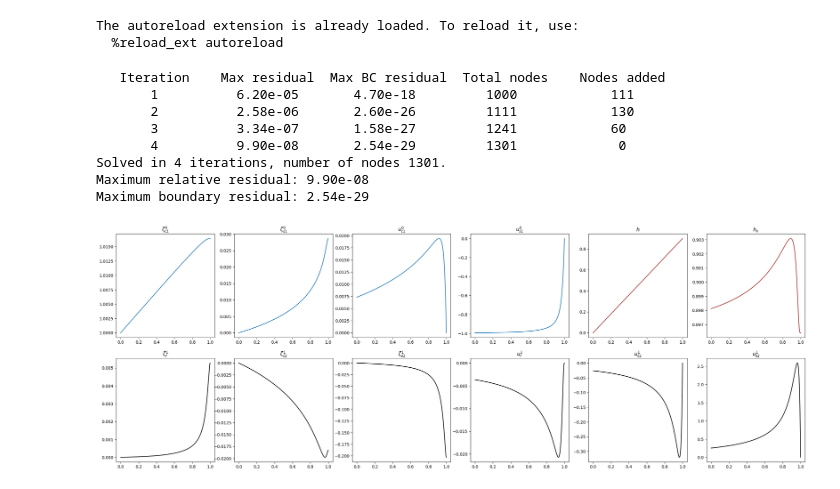
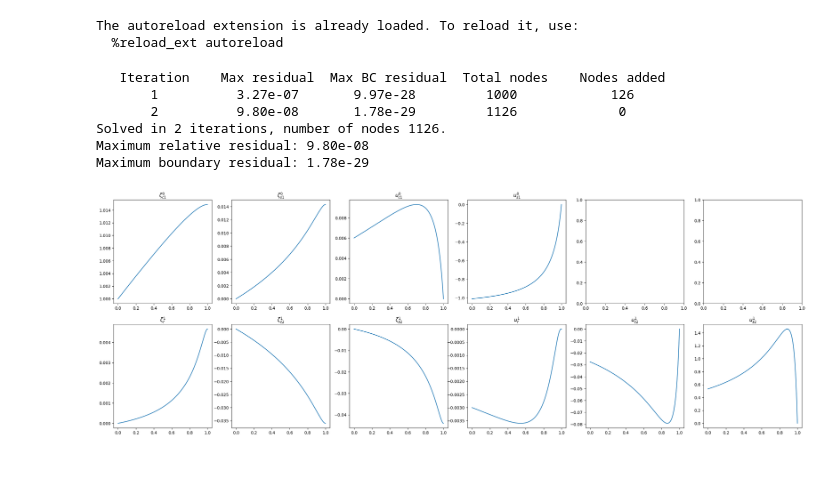
Before and after one commit to Jone-Liekens/Perturbation, a Jupyter notebook: defina/test_pdswe.ipynb, the cells around one changed output. Cells and saved outputs as stored; diff of their text form; code cells hidden in the pictures.

```diff
--- a/defina/test_pdswe.ipynb
+++ b/defina/test_pdswe.ipynb
@@ -17,42 +17,42 @@ The autoreload extension is already loaded. To reload it, use:
 # %%
 
 pdswe = PDSWE()
 pdswe.H = 7.12
 pdswe.A = 0.72
 pdswe.L = 8e3
 pdswe.r = 0.45
 
 pdswe.tol = 1e-7
 
 
 pdswe.a_r = 0.1
 pdswe.dL = 0
 
 
-factor = 1
+factor = 0.9
 h_fx = lambda x: factor*x
 h_fx_dx = lambda x: factor
 h_fx_dxx = lambda x: 0
 
 pdswe.h_fx = h_fx
 pdswe.h_fx_dx = h_fx_dx
 pdswe.h_fx_dxx = h_fx_dxx
 
 
 pdswe.set_derivative_vars()
 
-pdswe.solve_h()
-pdswe.visualize_sol_h()
+# pdswe.solve_h()
+# pdswe.visualize_sol_h()
 
-# pdswe.visualize_components(0)
+pdswe.solve()
+
+pdswe.visualize_components(0)
 # pdswe.visualize_amplitudes(0)
 # %% [output]
    Iteration    Max residual  Max BC residual  Total nodes    Nodes added
-       1          6.20e-05       4.70e-18         1000            111
-       2          2.58e-06       2.60e-26         1111            130
-       3          3.34e-07       1.58e-27         1241            60
-       4          9.90e-08       2.54e-29         1301             0
-Solved in 4 iterations, number of nodes 1301.
-Maximum relative residual: 9.90e-08
-Maximum boundary residual: 2.54e-29
+       1          3.27e-07       9.97e-28         1000            126
+       2          9.80e-08       1.78e-29         1126             0
+Solved in 2 iterations, number of nodes 1126.
+Maximum relative residual: 9.80e-08
+Maximum boundary residual: 1.78e-29
-[figure, old version]
+[figure, new version]
```
Also changed, not shown: 16 other files.
